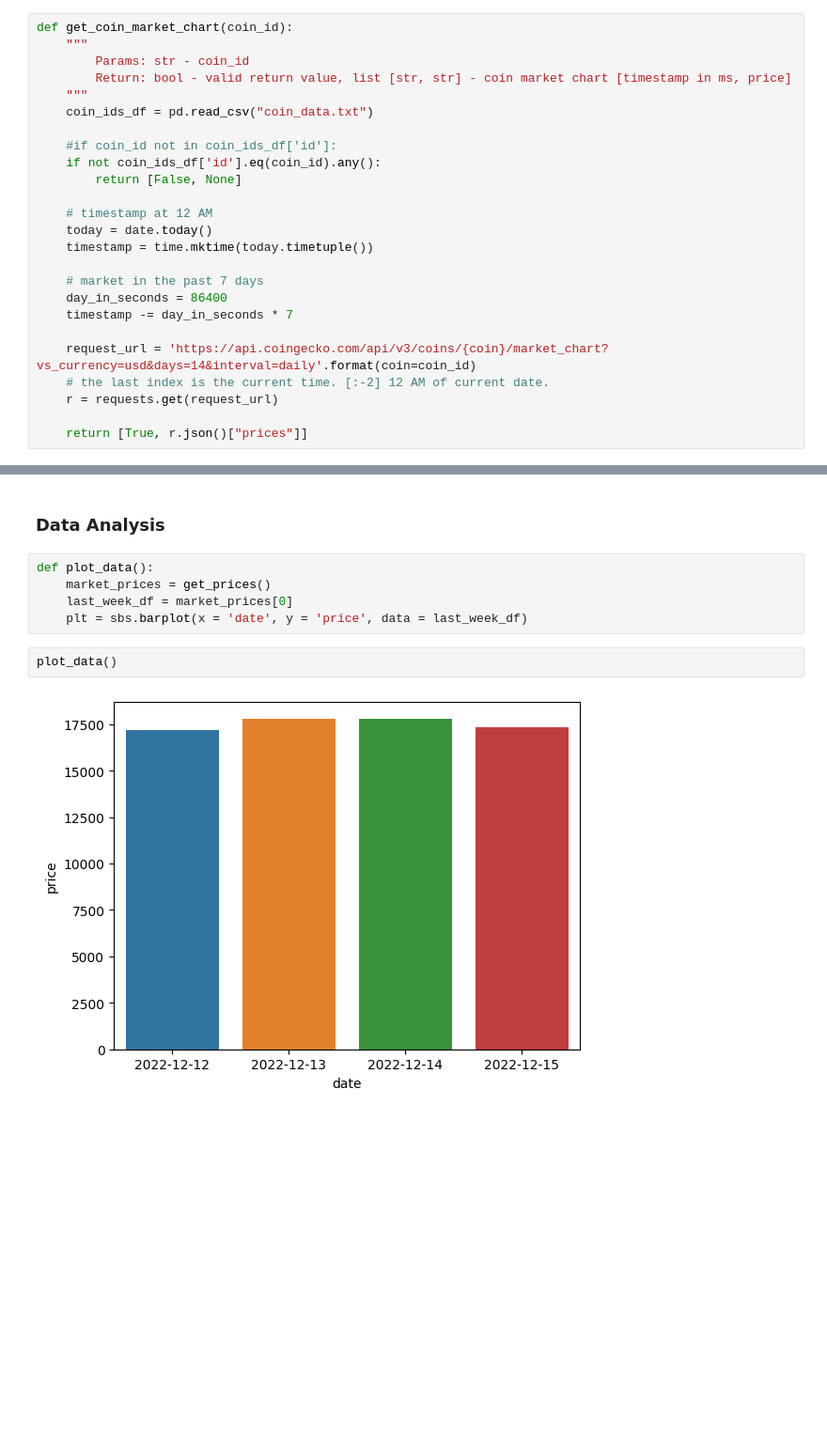
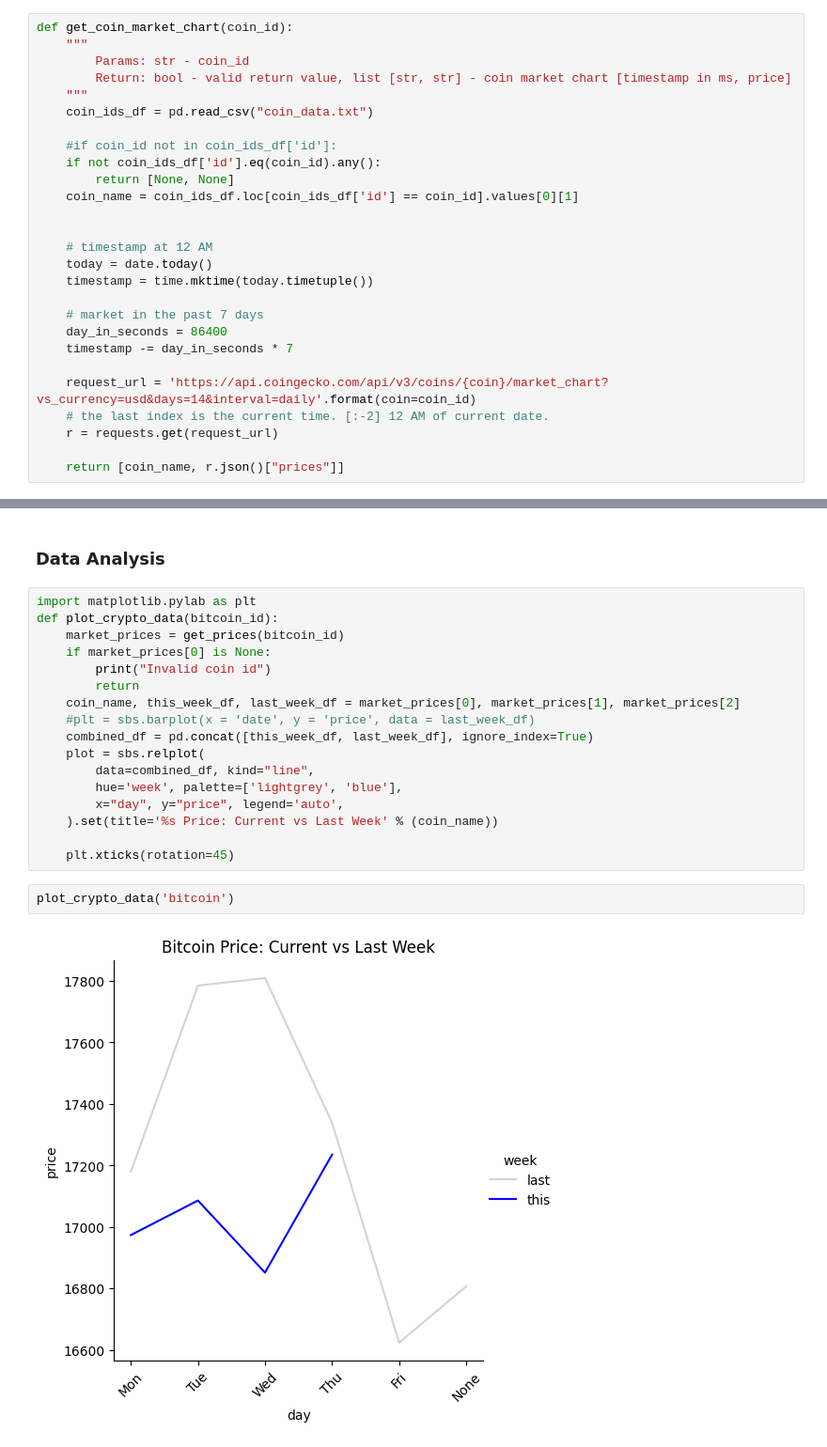
Before and after one commit to abelucsd/crypto-exchange-rate, a Jupyter notebook: currency-exchange.ipynb, the cells around one changed output, grey strips where cells are left out. Shown at 94% size. Saved outputs shown, nothing was run; the diff lists cells and outputs as text; blank space fills up the shorter version.

Commit message:
Add seaborn graph.

```diff
--- a/currency-exchange.ipynb
+++ b/currency-exchange.ipynb
@@ -79,7 +79,9 @@ def get_coin_market_chart(coin_id):
 
     #if coin_id not in coin_ids_df['id']:
     if not coin_ids_df['id'].eq(coin_id).any():
-        return [False, None]
+        return [None, None]
+    coin_name = coin_ids_df.loc[coin_ids_df['id'] == coin_id].values[0][1]
+
 
     # timestamp at 12 AM
     today = date.today()
@@ -93,7 +95,7 @@ def get_coin_market_chart(coin_id):
     # the last index is the current time. [:-2] 12 AM of current date.
     r = requests.get(request_url)
 
-    return [True, r.json()["prices"]]
+    return [coin_name, r.json()["prices"]]
 # %%
 def week_timestamps():
     """
@@ -170,11 +201,23 @@ get_prices()
 # %% [markdown]
 ### Data Analysis
 # %%
-def plot_data():
-    market_prices = get_prices()
-    last_week_df = market_prices[0]
-    plt = sbs.barplot(x = 'date', y = 'price', data = last_week_df)
+import matplotlib.pylab as plt
+def plot_crypto_data(bitcoin_id):
+    market_prices = get_prices(bitcoin_id)
+    if market_prices[0] is None:
+        print("Invalid coin id")
+        return
+    coin_name, this_week_df, last_week_df = market_prices[0], market_prices[1], market_prices[2]
+    #plt = sbs.barplot(x = 'date', y = 'price', data = last_week_df)
+    combined_df = pd.concat([this_week_df, last_week_df], ignore_index=True)
+    plot = sbs.relplot(
+        data=combined_df, kind="line",
+        hue='week', palette=['lightgrey', 'blue'],
+        x="day", y="price", legend='auto',
+    ).set(title='%s Price: Current vs Last Week' % (coin_name))
+
+    plt.xticks(rotation=45)
 # %%
-plot_data()
+plot_crypto_data('bitcoin')
 # %% [output]
-[figure, old version]
+[figure, new version]
```
Also changed, not shown: parts of 3 cells of this notebook.
